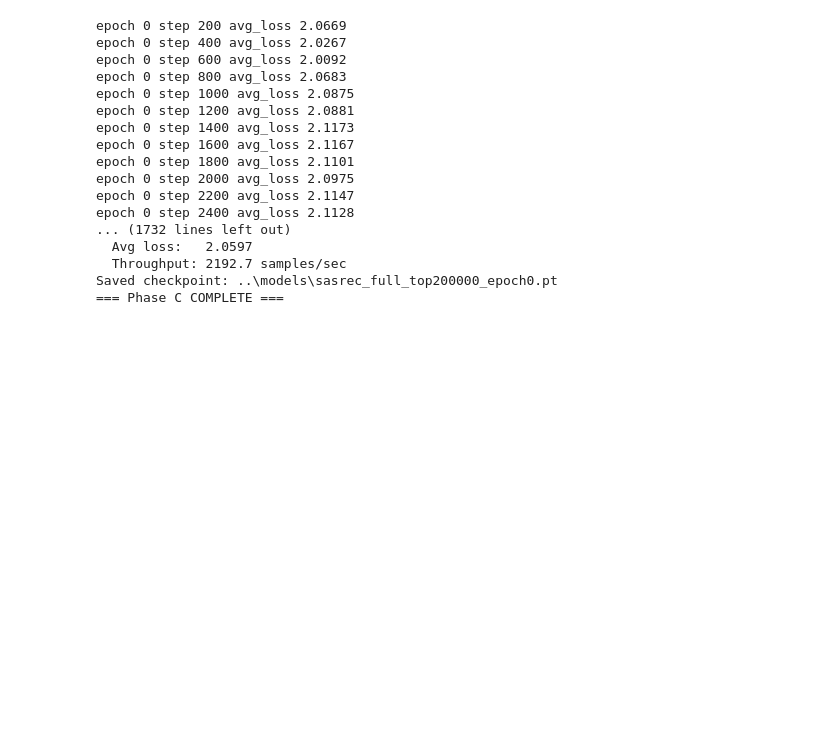
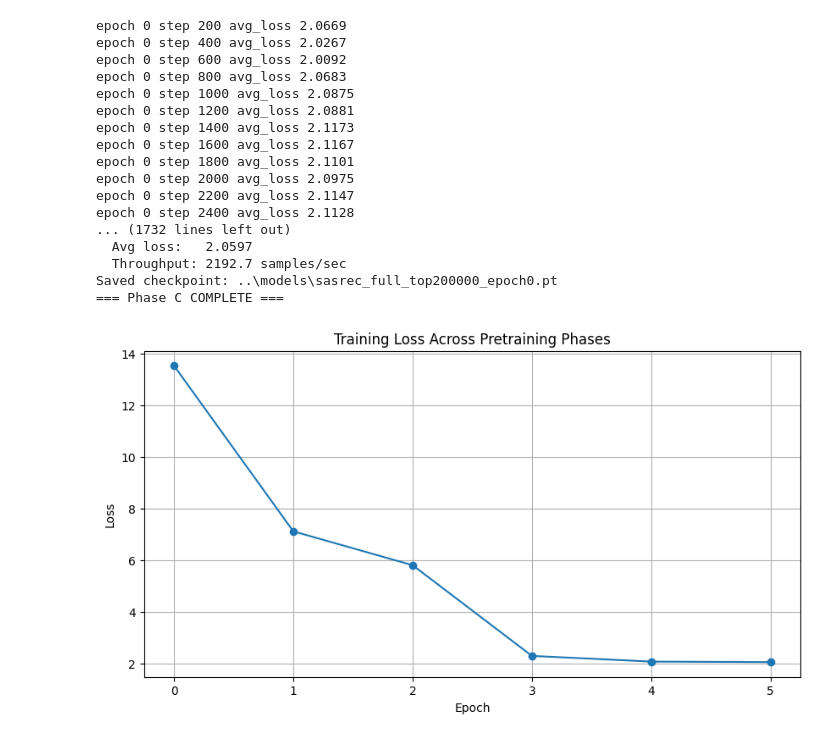
Before and after one commit to jamalla/session-transfer-mooc, a Jupyter notebook: notebooks/06_build_sasrec_model.ipynb, the cells around one changed output. Drawn from its saved outputs; the diff is of its cells as text; code cells hidden in the pictures; blank space fills up the shorter version.

```diff
--- a/notebooks/06_build_sasrec_model.ipynb
+++ b/notebooks/06_build_sasrec_model.ipynb
@@ -393,3 +393,28 @@ epoch 0 step 2400 avg_loss 2.1128
   Throughput: 2192.7 samples/sec
 Saved checkpoint: ..\models\sasrec_full_top200000_epoch0.pt
 === Phase C COMPLETE ===
+# %%
+import matplotlib.pyplot as plt
+
+epochs = [0,1,2,   # warm-up
+          3,4,     # phase B
+          5]       # phase C
+
+losses = [
+    13.53,   # warm-up epoch 0
+    7.12,    # warm-up epoch 1
+    5.81,    # warm-up epoch 2
+    2.30,    # phase B epoch 0
+    2.08,    # phase B epoch 1
+    2.06     # phase C epoch 0
+]
+
+plt.figure(figsize=(10,5))
+plt.plot(epochs, losses, marker='o')
+plt.title("Training Loss Across Pretraining Phases")
+plt.xlabel("Epoch")
+plt.ylabel("Loss")
+plt.grid(True)
+plt.show()
+# %% [output]
+[figure, added]
```
Also changed, not shown: 1 other file.
